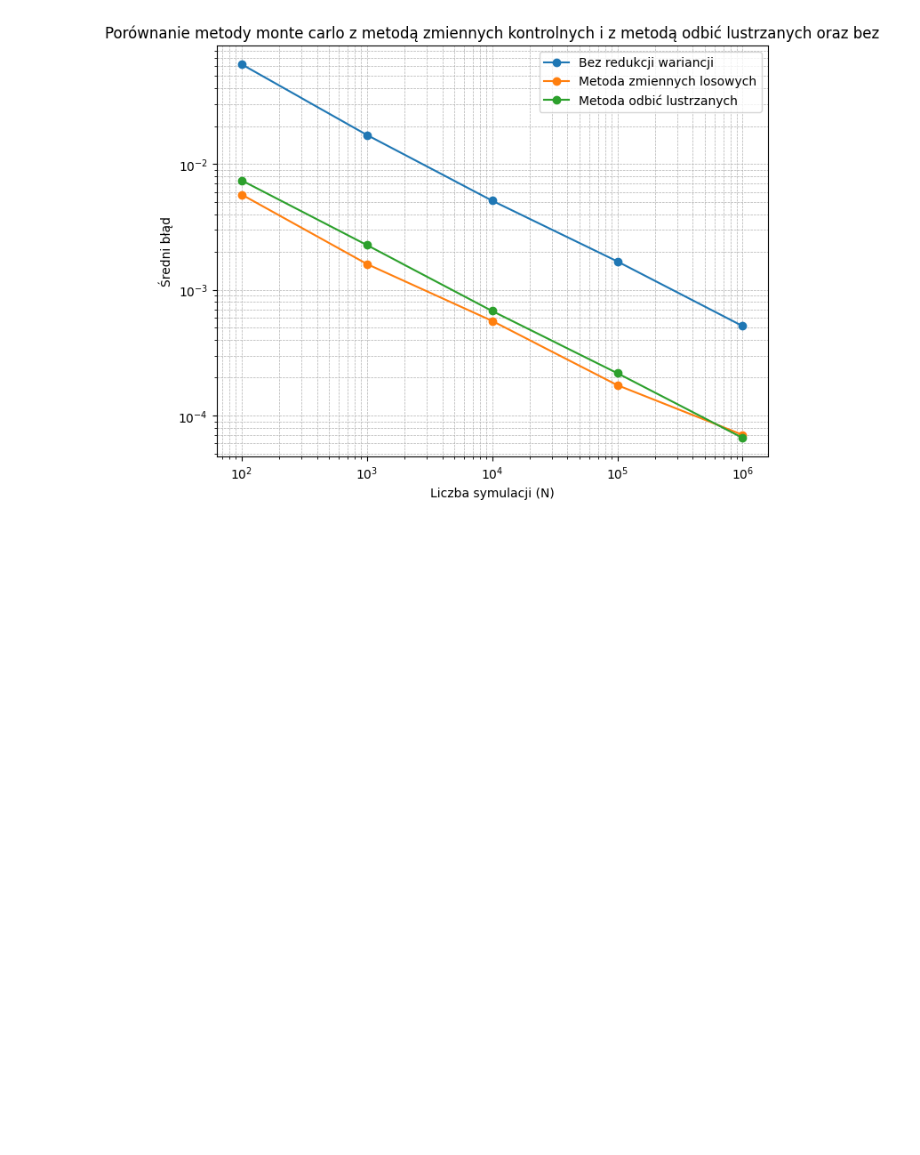
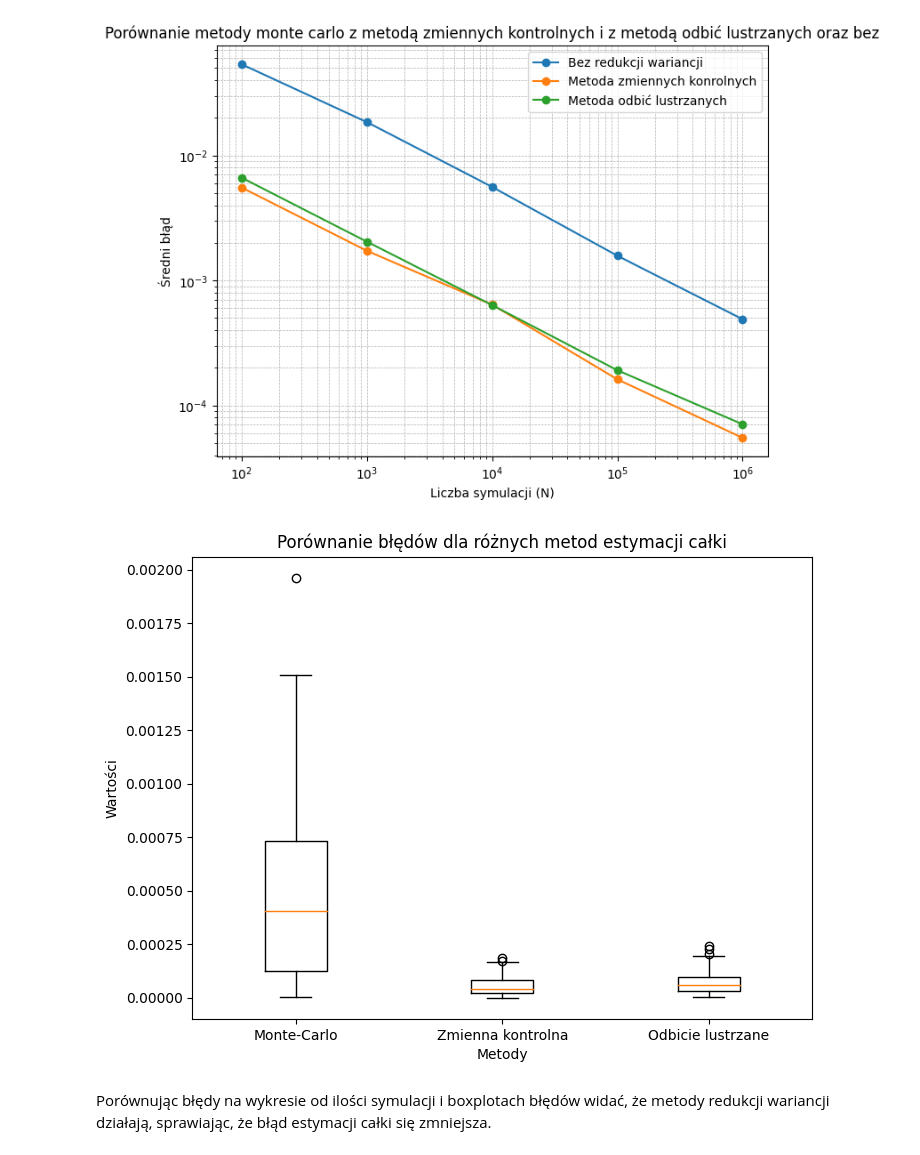
Before and after one commit to wust-research-group/raport-koncowy-wymiatacze, a Jupyter notebook: zadanie3.ipynb, the cells around one changed output. Drawn from its saved outputs; the diff is of its cells as text; code cells hidden in the pictures; blank space fills up the shorter version.

```diff
--- a/zadanie3.ipynb
+++ b/zadanie3.ipynb
@@ -47,14 +76,19 @@ import random
 import numpy as np
 import matplotlib.pyplot as plt
 
+
 def monte_carlo_integration(f, a, b, N):
     x = np.random.uniform(a, b, N)
     return (b - a) * np.mean(f(x))
 
+
 import numpy as np
 
-def monte_carlo_integration_control_variate(f: callable, g: callable, a: float, b: float, n_samples: int) -> float:
-    '''
+
+def monte_carlo_integration_control_variate(
+    f: callable, g: callable, a: float, b: float, n_samples: int
+) -> float:
+    """
     Funkcja szacuje całkę metodą Monte Carlo z kontrolną zmienną.
 
     Parametry:
@@ -66,25 +100,23 @@ def monte_carlo_integration_control_variate(f: callable, g: callable, a: float,
 
     Zwraca:
     float: Przybliżona wartość całki.
-    '''
+    """
     samples = np.random.uniform(a, b, n_samples)
     f_values = f(samples)
     g_values = g(samples)
-
-    mu_g = (b - a) * np.mean(g_values)
 
     cov_fg = np.cov(f_values, g_values)[0, 1]
     var_g = np.var(g_values)
 
     c = -cov_fg / var_g
-
-    control_variate_values = f_values + c * (g_values - 3/2)
-    control = np.mean(f_values) + c * (np.mean(g_values) - 3/2)
-    integral_estimate = (b - a) * np.mean(control_variate_values)
+    control = np.mean(f_values) + c * (np.mean(g_values) - 3 / 2)
     return control
 
-def monte_carlo_integration_antithetic(f: callable, a: float, b: float, N: int) -> float:
-    '''
+
+def monte_carlo_integration_antithetic(
+    f: callable, a: float, b: float, N: int
+) -> float:
+    """
     Funkcja szacuje całkę metodą Monte Carlo z użyciem metody odbić lustrzanych.
 
     Parametry:
@@ -95,16 +127,16 @@ def monte_carlo_integration_antithetic(f: callable, a: float, b: float, N: int)
 
     Zwraca:
     float: Przybliżona wartość całki.
-    '''
+    """
     x = np.random.uniform(a, b, N // 2)
-    x_mirror = 1 - x
+    x_mirror = b - (x - a)
     fx = f(x)
     fx_mirror = f(x_mirror)
     return (b - a) * np.mean((fx + fx_mirror) / 2)
 
 
 def f(x: np.ndarray) -> np.ndarray:
-    '''
+    """
     Funkcja, którą mamy scałkować
 
     Parametry:
@@ -112,23 +144,24 @@ def f(x: np.ndarray) -> np.ndarray:
 
     Zwraca:
     np.ndarray: Tablica wartości funkcji 4 / (1 + x**2).
-    '''
+    """
     return 4 / (1 + x**2)
 
 
 def g(x: np.ndarray) -> np.ndarray:
-    '''
+    """
     Funkcja użyta do metody zmiennej kontrolnej
     Parametry:
     x (np.ndarray): Tablica wartości, dla których liczymy wartość funkcji.
 
     Zwraca:
     np.ndarray: Tablica wartości funkcji x+1
-    '''
-    return x+1
+    """
+    return x + 1
+
 
 # wartość całki g(x) przy granicach a=0,b=1
-integral_g = 3/2
+integral_g = 3 / 2
 
 # granice całkowania
 a = 0
@@ -137,40 +170,51 @@ b = 1
 # dokładna wartość całki z f(x)
 exact_value = np.pi
 
 # liczba symulacji
 N_values = [100, 1000, 10000, 100000, 1000000]
 
 mean_errors1 = np.zeros(len(N_values))
 mean_errors2 = np.zeros(len(N_values))
 mean_errors3 = np.zeros(len(N_values))
 
 for idx, N in enumerate(N_values):
     errors1 = np.zeros(100)
     errors2 = np.zeros(100)
     errors3 = np.zeros(100)
     for i in range(100):
         approx_value1 = monte_carlo_integration(f, a, b, N)
         approx_value2 = monte_carlo_integration_control_variate(f, g, a, b, N)
         approx_value3 = monte_carlo_integration_antithetic(f, a, b, N)
         error1 = abs(approx_value1 - exact_value)
         error2 = abs(approx_value2 - exact_value)
         error3 = abs(approx_value3 - exact_value)
         errors1[i] = error1
         errors2[i] = error2
         errors3[i] = error3
     mean_errors1[idx] = np.mean(errors1)
     mean_errors2[idx] = np.mean(errors2)
     mean_errors3[idx] = np.mean(errors3)
+boxplot = [errors1, errors2, errors3]
+plt.figure(figsize=(8, 6))
+plt.loglog(N_values, mean_errors1, marker="o", label="Bez redukcji wariancji")
+plt.loglog(N_values, mean_errors2, marker="o", label="Metoda zmiennych konrolnych")
+plt.loglog(N_values, mean_errors3, marker="o", label="Metoda odbić lustrzanych")
+plt.xlabel("Liczba symulacji (N)")
+plt.ylabel("Średni błąd")
+plt.title(
+    "Porównanie metody monte carlo z metodą zmiennych kontrolnych i z metodą odbić lustrzanych oraz bez"
+)
+plt.legend()
+plt.grid(True, which="both", linestyle="--", linewidth=0.5)
 
-plt.figure(figsize=(8,6))
-plt.loglog(N_values, mean_errors1, marker='o', label='Bez redukcji wariancji')
-plt.loglog(N_values, mean_errors2, marker='o', label='Metoda zmiennych losowych')
-plt.loglog(N_values, mean_errors3, marker='o', label='Metoda odbić lustrzanych')
-plt.xlabel('Liczba symulacji (N)')
-plt.ylabel('Średni błąd')
-plt.title('Porównanie metody monte carlo z metodą zmiennych kontrolnych i z metodą odbić lustrzanych oraz bez')
-plt.legend()
-plt.grid(True, which='both', linestyle='--', linewidth=0.5)
+plt.figure(figsize=(8, 6))
+plt.boxplot(boxplot, labels=["Monte-Carlo", "Zmienna kontrolna", "Odbicie lustrzane"])
+plt.xlabel("Metody")
+plt.ylabel("Wartości")
+plt.title("Porównanie błędów dla różnych metod estymacji całki")
 plt.show()
 # %% [output]
-[figure, old version]
+[figure, new version]
+[figure, added]
+# %% [markdown]
+Porównując błędy na wykresie od ilości symulacji i boxplotach błędów widać, że metody redukcji wariancji działają, sprawiając, że błąd estymacji całki się zmniejsza.
```
Also changed, not shown: parts of 4 cells of this notebook, 1 other file.
